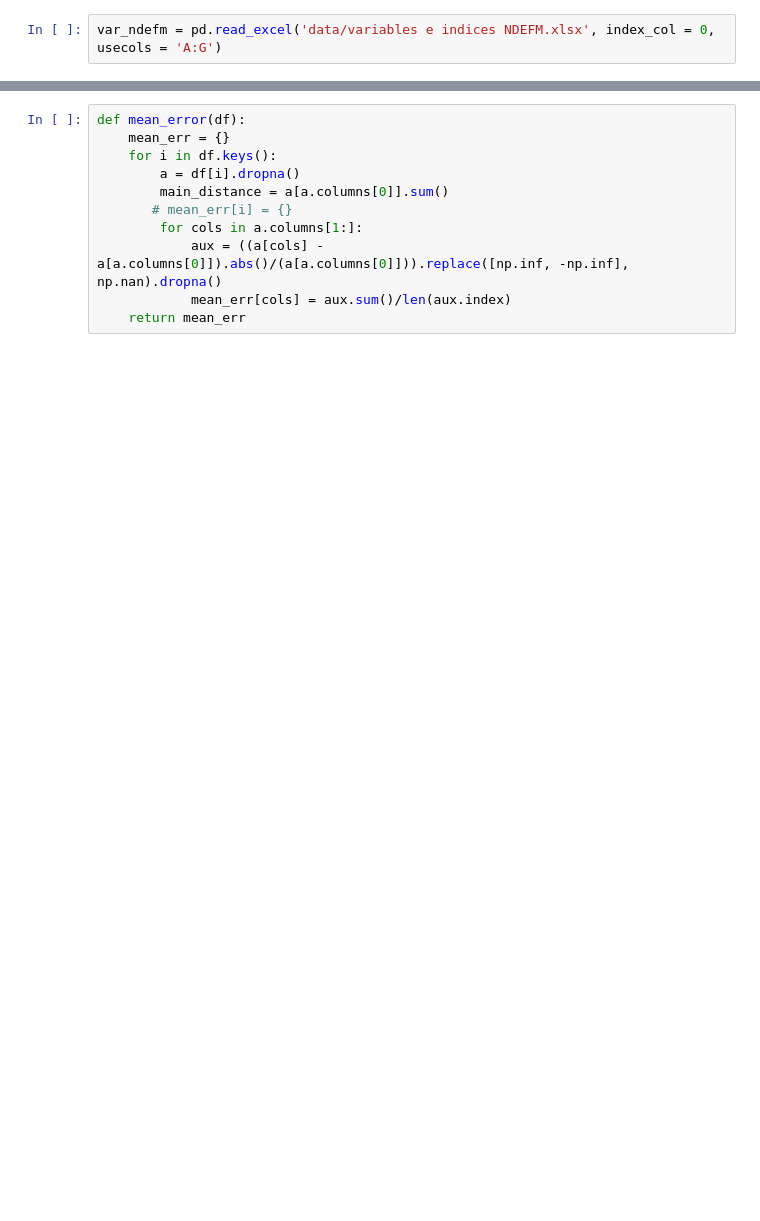
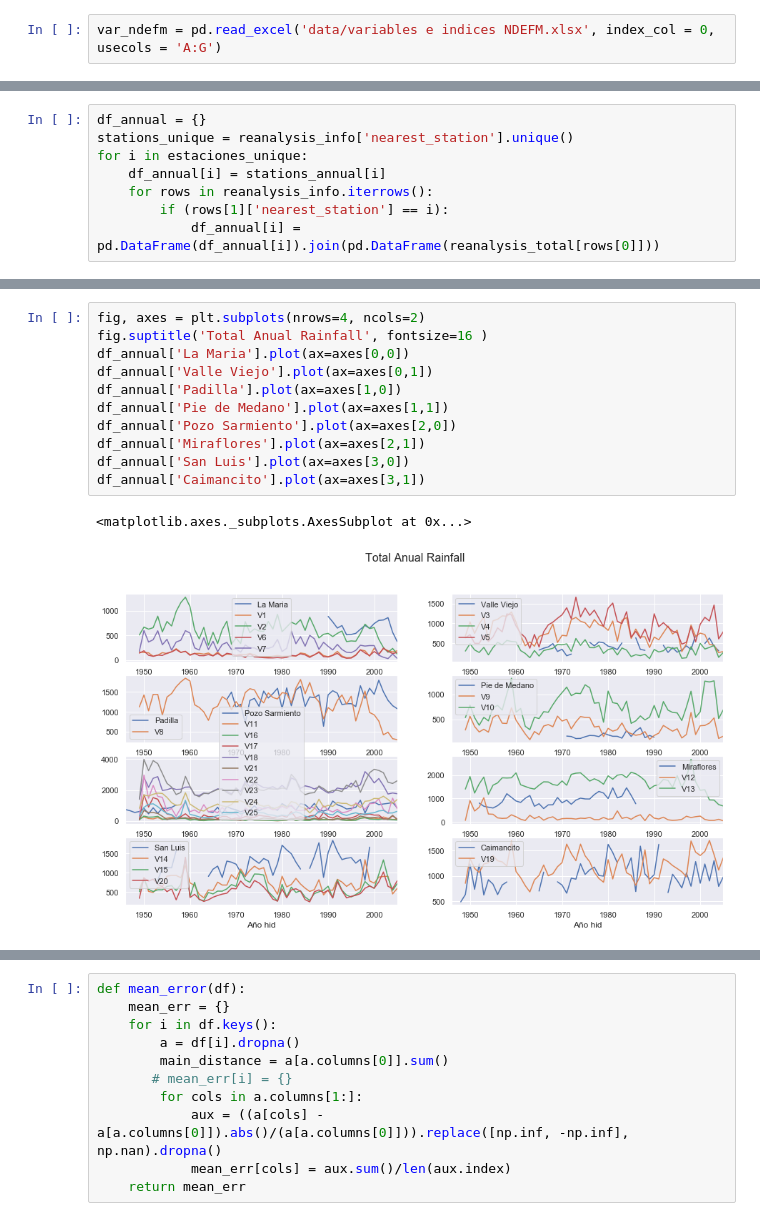
Before and after one commit to lambdaclass/finance_playground, a Jupyter notebook: notebooks/metadata-2020/rain-forecast/model_analysis.ipynb, the cells around one changed output, grey strips where cells are left out. Saved outputs shown, nothing was run; the diff lists cells and outputs as text; blank space fills up the shorter version.

```diff
--- a/notebooks/metadata-2020/rain-forecast/model_analysis.ipynb
+++ b/notebooks/metadata-2020/rain-forecast/model_analysis.ipynb
@@ -260,0 +104,8 @@ a la estación más cercana, para ver alguna relación entre la lejanía con el
+# %%
+df_annual = {}
+stations_unique = reanalysis_info['nearest_station'].unique()
+for i in estaciones_unique:
+    df_annual[i] = stations_annual[i]
+    for rows in reanalysis_info.iterrows():
+        if (rows[1]['nearest_station'] == i):
+            df_annual[i] = pd.DataFrame(df_annual[i]).join(pd.DataFrame(reanalysis_total[rows[0]]))
@@ -260,0 +134,14 @@ a la estación más cercana, para ver alguna relación entre la lejanía con el
+# %%
+fig, axes = plt.subplots(nrows=4, ncols=2)
+fig.suptitle('Total Anual Rainfall', fontsize=16 )
+df_annual['La Maria'].plot(ax=axes[0,0])
+df_annual['Valle Viejo'].plot(ax=axes[0,1])
+df_annual['Padilla'].plot(ax=axes[1,0])
+df_annual['Pie de Medano'].plot(ax=axes[1,1])
+df_annual['Pozo Sarmiento'].plot(ax=axes[2,0])
+df_annual['Miraflores'].plot(ax=axes[2,1])
+df_annual['San Luis'].plot(ax=axes[3,0])
+df_annual['Caimancito'].plot(ax=axes[3,1])
+# %% [output]
+<matplotlib.axes._subplots.AxesSubplot at 0x...>
+[figure, added]
```
Also changed, not shown: parts of 136 cells of this notebook.
